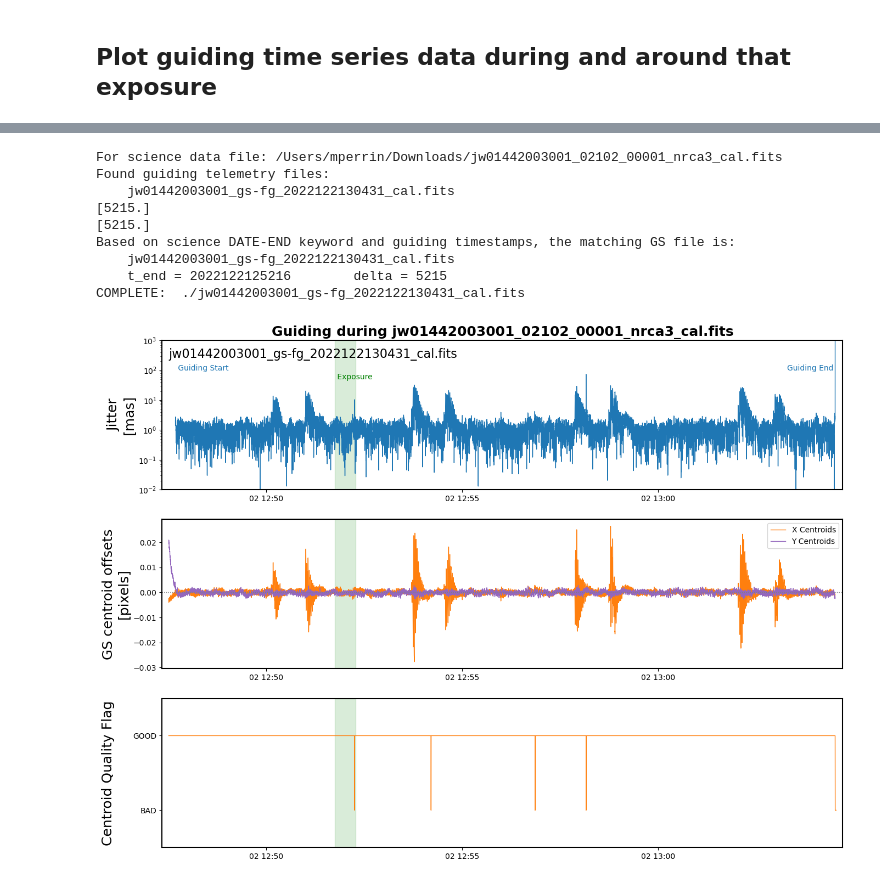
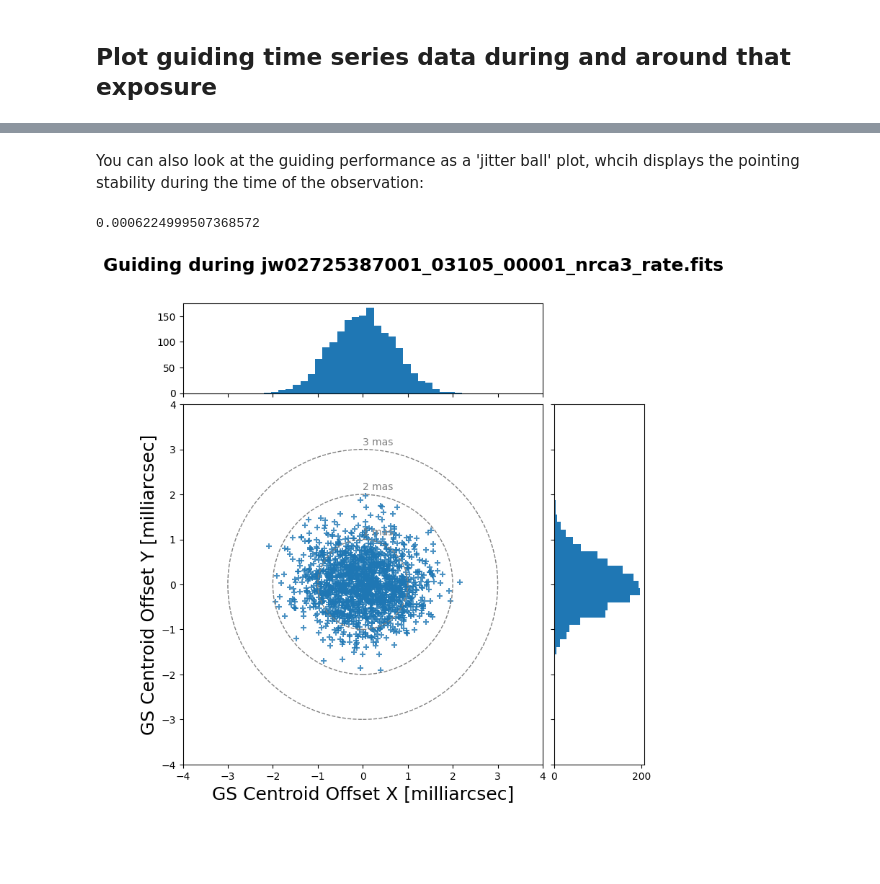
Before and after one commit to mperrin/misc_jwst, a Jupyter notebook: notebooks/Examining_JWST_Guiding_Performance_Data.ipynb, the cells around one changed output, grey strips where cells are left out. Cells and saved outputs as stored; diff of their text form; code cells hidden in the pictures; blank space fills up the shorter version.

```diff
--- a/notebooks/Examining_JWST_Guiding_Performance_Data.ipynb
+++ b/notebooks/Examining_JWST_Guiding_Performance_Data.ipynb
@@ -54,13 +56,7 @@ guiding_analyses.guiding_performance_plot(sci_filename)
-# %%
-guiding_analyses.guiding_performance_plot('/Users/mperrin/Downloads/jw01442003001_02102_00001_nrca3_cal.fits')
-# %% [output]
-For science data file: /Users/mperrin/Downloads/jw01442003001_02102_00001_nrca3_cal.fits
-Found guiding telemetry files:
-    jw01442003001_gs-fg_2022122130431_cal.fits
-[5215.]
-[5215.]
-Based on science DATE-END keyword and guiding timestamps, the matching GS file is:
-    jw01442003001_gs-fg_2022122130431_cal.fits
-    t_end = 2022122125216        delta = 5215
-COMPLETE:  ./jw01442003001_gs-fg_2022122130431_cal.fits
-[figure, removed]
+# %% [markdown]
+You can also look at the guiding performance as a 'jitter ball' plot, whcih displays the pointing stability during the time of the observation:
+# %%
+guiding_analyses.guiding_performance_jitterball(sci_filename)
+# %% [output]
+0.0006224999507368572
+[figure, added]
```
Also changed, not shown: parts of 8 cells of this notebook, 1 other file.
